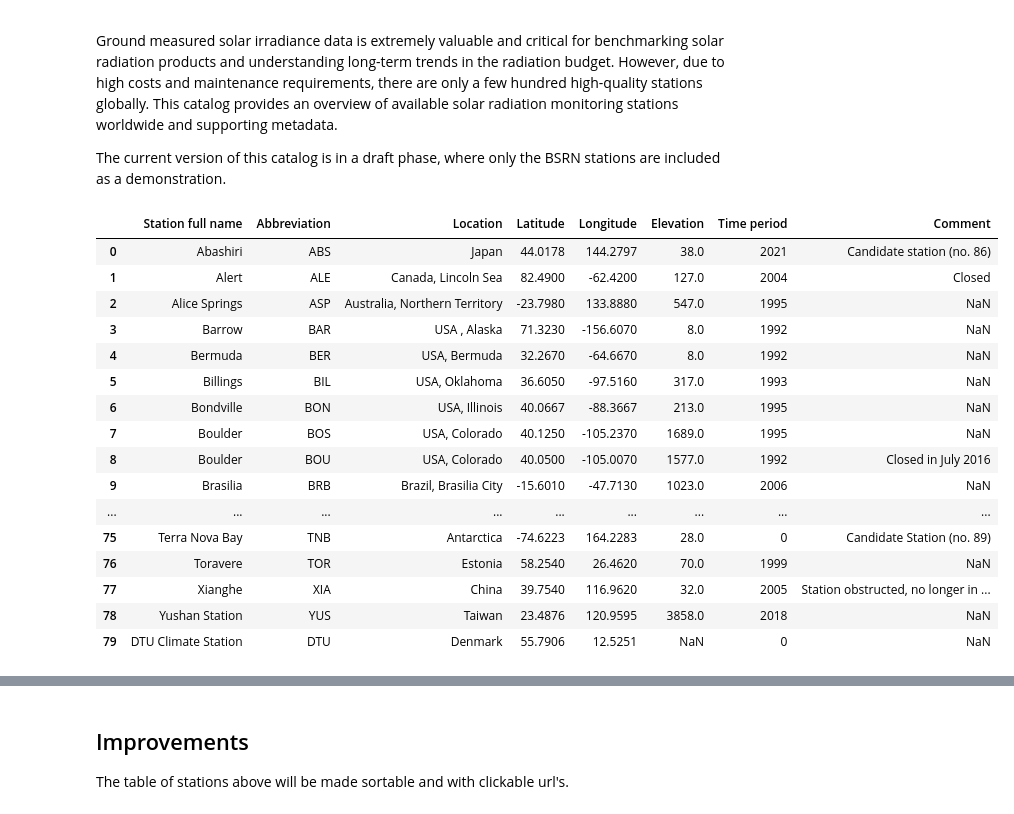
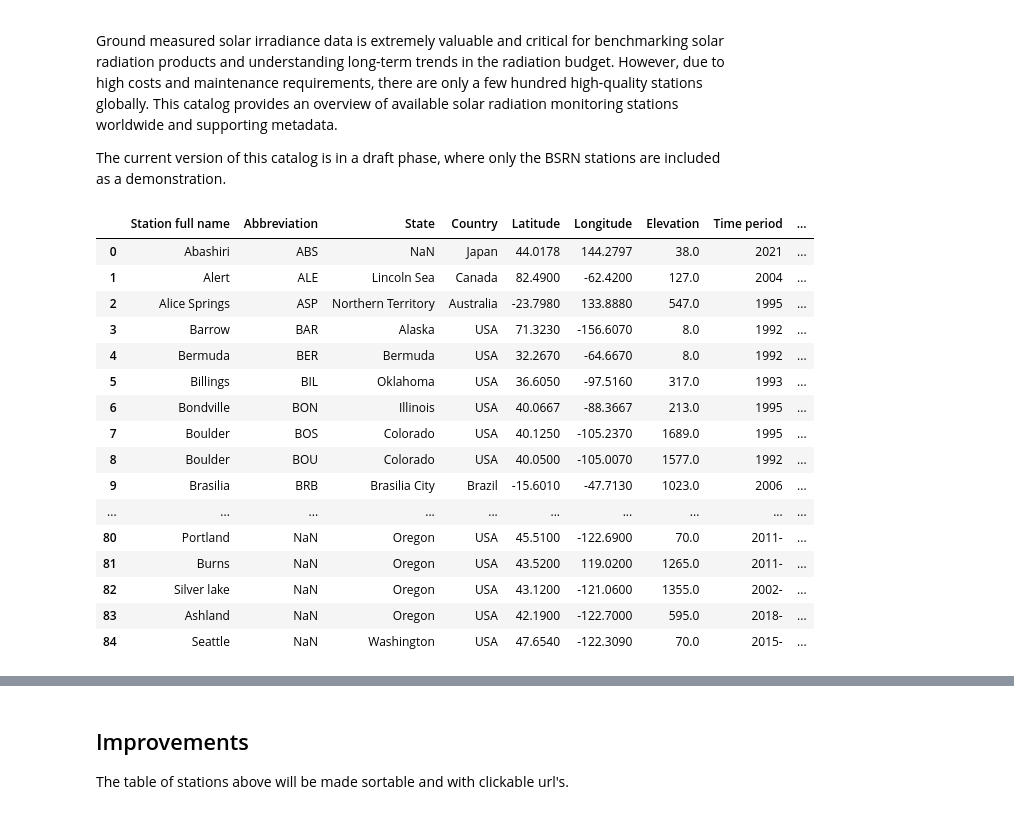
Before and after one commit to AssessingSolar/solarstations, a Jupyter notebook: station_listing.ipynb, the cells around one changed output, grey strips where cells are left out. Saved outputs shown, nothing was run; the diff lists cells and outputs as text; code cells hidden in the pictures.

Commit message:
Add station_network_srml

```diff
--- a/station_listing.ipynb
+++ b/station_listing.ipynb
@@ -7,28 +7,27 @@ The current version of this catalog is in a draft phase, where only the BSRN sta
 # %%
 import pandas as pd
 pd.set_option('display.max_rows', None)
 
 df = pd.read_csv('solarstations.csv', sep=';', encoding='latin1')
-df['Time period'] = df['Time period'].fillna(0).astype(int)
 df
 # %% [output]
-|  | Station full name | Abbreviation | Location | Latitude | Longitude | Elevation | Time period | Comment |
-| 0 | Abashiri | ABS | Japan | 44.0178 | 144.2797 | 38.0 | 2021 | Candidate station (no. 86) |
-| 1 | Alert | ALE | Canada, Lincoln Sea | 82.4900 | -62.4200 | 127.0 | 2004 | Closed |
-| 2 | Alice Springs | ASP | Australia, Northern Territory | -23.7980 | 133.8880 | 547.0 | 1995 | NaN |
-| 3 | Barrow | BAR | USA , Alaska | 71.3230 | -156.6070 | 8.0 | 1992 | NaN |
-| 4 | Bermuda | BER | USA, Bermuda | 32.2670 | -64.6670 | 8.0 | 1992 | NaN |
-| 5 | Billings | BIL | USA, Oklahoma | 36.6050 | -97.5160 | 317.0 | 1993 | NaN |
-| 6 | Bondville | BON | USA, Illinois | 40.0667 | -88.3667 | 213.0 | 1995 | NaN |
-| 7 | Boulder | BOS | USA, Colorado | 40.1250 | -105.2370 | 1689.0 | 1995 | NaN |
-| 8 | Boulder | BOU | USA, Colorado | 40.0500 | -105.0070 | 1577.0 | 1992 | Closed in July 2016 |
-| 9 | Brasilia | BRB | Brazil, Brasilia City | -15.6010 | -47.7130 | 1023.0 | 2006 | NaN |
-| ... | ... | ... | ... | ... | ... | ... | ... | ... |
-| 75 | Terra Nova Bay | TNB | Antarctica | -74.6223 | 164.2283 | 28.0 | 0 | Candidate Station (no. 89) |
-| 76 | Toravere | TOR | Estonia | 58.2540 | 26.4620 | 70.0 | 1999 | NaN |
-| 77 | Xianghe | XIA | China | 39.7540 | 116.9620 | 32.0 | 2005 | Station obstructed, no longer in ... |
-| 78 | Yushan Station | YUS | Taiwan | 23.4876 | 120.9595 | 3858.0 | 2018 | NaN |
-| 79 | DTU Climate Station | DTU | Denmark | 55.7906 | 12.5251 | NaN | 0 | NaN |
+|  | Station full name | Abbreviation | State | Country | Latitude | Longitude | Elevation | Time period | ... |
+| 0 | Abashiri | ABS | NaN | Japan | 44.0178 | 144.2797 | 38.0 | 2021 | ... |
+| 1 | Alert | ALE | Lincoln Sea | Canada | 82.4900 | -62.4200 | 127.0 | 2004 | ... |
+| 2 | Alice Springs | ASP | Northern Territory | Australia | -23.7980 | 133.8880 | 547.0 | 1995 | ... |
+| 3 | Barrow | BAR | Alaska | USA | 71.3230 | -156.6070 | 8.0 | 1992 | ... |
+| 4 | Bermuda | BER | Bermuda | USA | 32.2670 | -64.6670 | 8.0 | 1992 | ... |
+| 5 | Billings | BIL | Oklahoma | USA | 36.6050 | -97.5160 | 317.0 | 1993 | ... |
+| 6 | Bondville | BON | Illinois | USA | 40.0667 | -88.3667 | 213.0 | 1995 | ... |
+| 7 | Boulder | BOS | Colorado | USA | 40.1250 | -105.2370 | 1689.0 | 1995 | ... |
+| 8 | Boulder | BOU | Colorado | USA | 40.0500 | -105.0070 | 1577.0 | 1992 | ... |
+| 9 | Brasilia | BRB | Brasilia City | Brazil | -15.6010 | -47.7130 | 1023.0 | 2006 | ... |
+| ... | ... | ... | ... | ... | ... | ... | ... | ... | ... |
+| 80 | Portland | NaN | Oregon | USA | 45.5100 | -122.6900 | 70.0 | 2011- | ... |
+| 81 | Burns | NaN | Oregon | USA | 43.5200 | 119.0200 | 1265.0 | 2011- | ... |
+| 82 | Silver lake | NaN | Oregon | USA | 43.1200 | -121.0600 | 1355.0 | 2002- | ... |
+| 83 | Ashland | NaN | Oregon | USA | 42.1900 | -122.7000 | 595.0 | 2018- | ... |
+| 84 | Seattle | NaN | Washington | USA | 47.6540 | -122.3090 | 70.0 | 2015- | ... |
 # %%
 from itables import show
 show(df)
```
Also changed, not shown: 2 other files.
